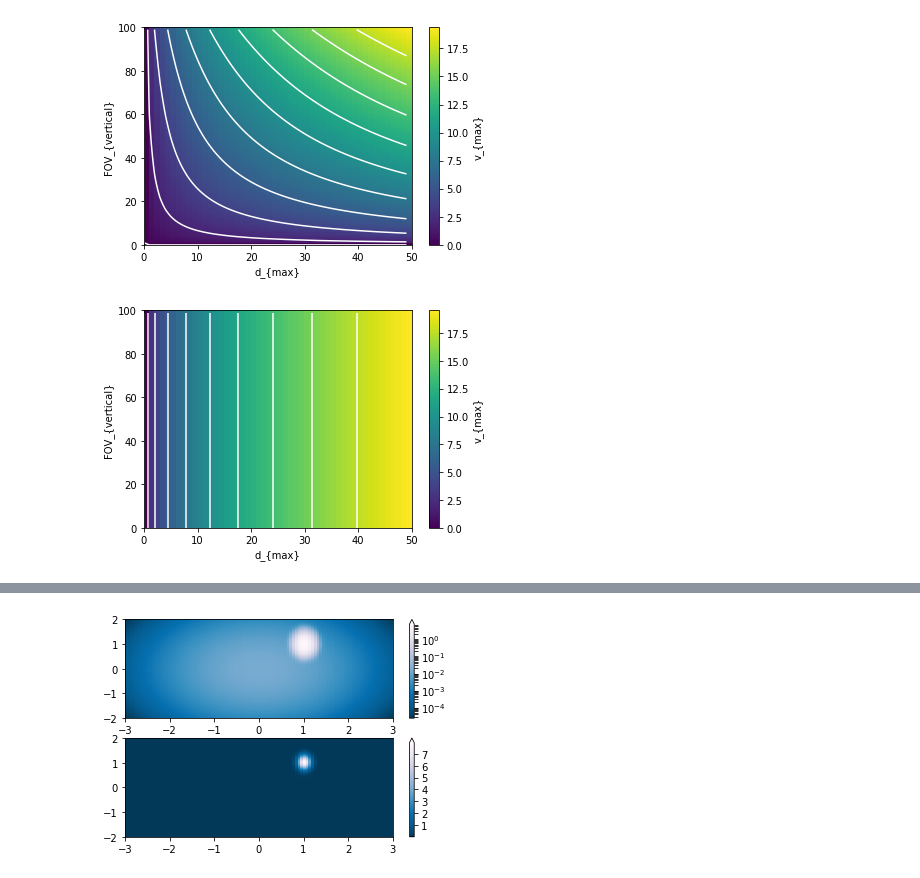
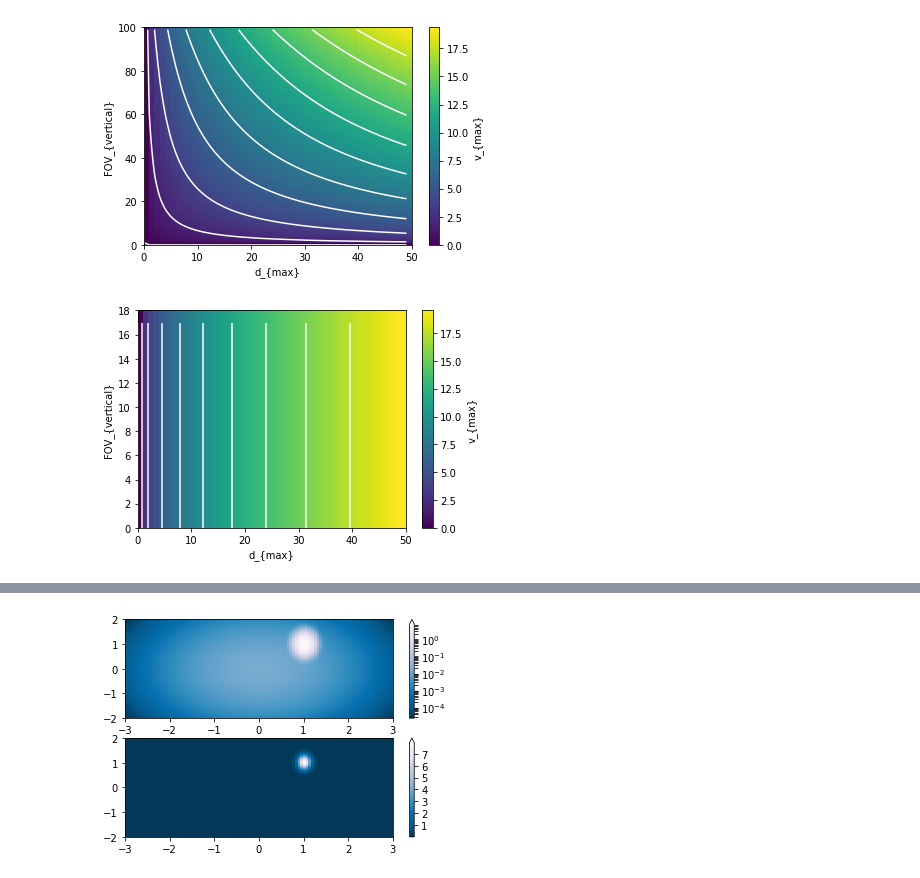
Before and after one commit to peteflorence/analysis-nanomap, a Jupyter notebook: Why memory.ipynb, the cells around one changed output, grey strips where cells are left out. Drawn from its saved outputs; the diff is of its cells as text; code cells hidden in the pictures.

Commit message:
added unconstrained plot

```diff
--- a/Why memory.ipynb
+++ b/Why memory.ipynb
@@ -51,26 +51,26 @@ plt.show()
 # %%
 def f2(dmax,fov_vertical):
     fov_vertical = 100 * np.pi/180.0
     return np.sqrt(2*dmax*9.8/3*np.tan(fov_vertical/2))
 
 # dmax
 xmin = 0
 xmax = 50
 
-# fov_vertical
-ymin = 0
-ymax = 100
+# amax
+ymin = 2
+ymax = 20
 
 z = numpy.array([[f2(x, y) for x in range(xmin,xmax)] for y in range(ymin,ymax)])
 
 plt.pcolormesh(z)
 plt.colorbar(label='v_{max}')
 curves = 10
 m = max([max(row) for row in z])
 levels = numpy.arange(0, m, (1 / float(curves)) * m)
 plt.contour(z, colors="white", levels=levels)
 plt.xlabel('d_{max}')
 plt.ylabel('FOV_{vertical}')
 plt.show()
 # %% [output]
-[figure, old version]
+[figure, new version]
```
Also changed, not shown: parts of 1 cell of this notebook.
